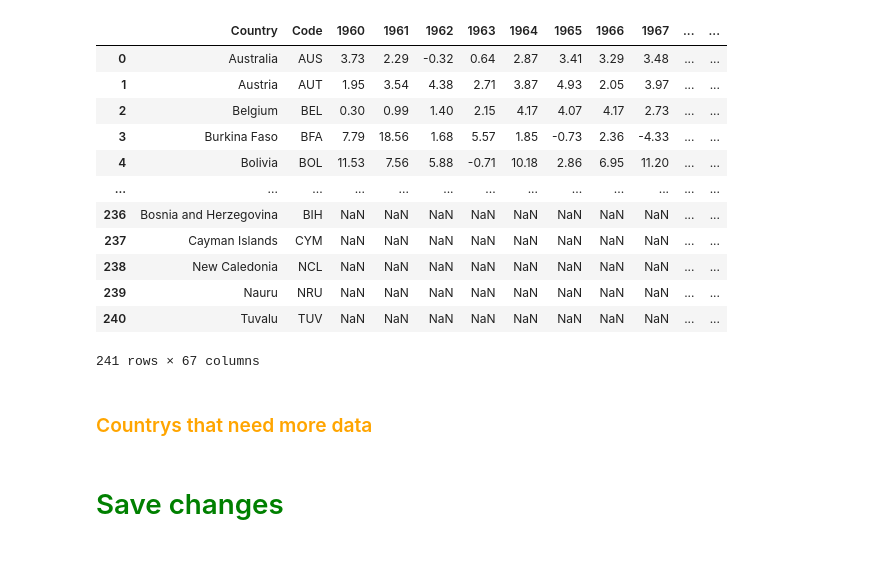
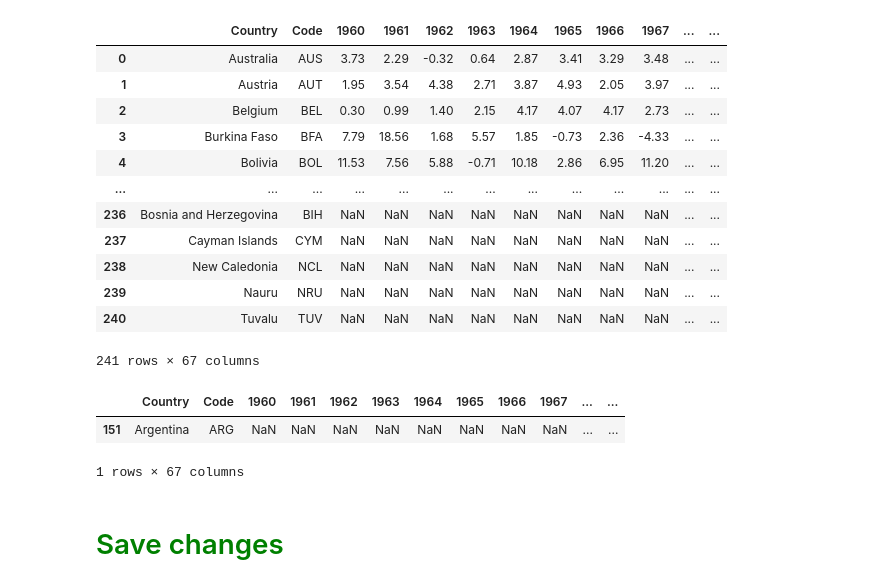
Before and after one commit to matublaq/DataBases, a Jupyter notebook: Inflation/none/CPIworld.ipynb, the cells around one changed output. Cells and saved outputs as stored; diff of their text form; code cells hidden in the pictures; blank space fills up the shorter version.

```diff
--- a/Inflation/CPIworld.ipynb
+++ b/Inflation/none/CPIworld.ipynb
@@ -412,5 +405,3 @@ Index: []
 | 239 | Nauru | NRU | NaN | NaN | NaN | NaN | NaN | NaN | NaN | NaN | ... | ... |
 | 240 | Tuvalu | TUV | NaN | NaN | NaN | NaN | NaN | NaN | NaN | NaN | ... | ... |
 241 rows × 67 columns
-# %% [markdown]
-### <font color="orange">Countrys that need more data</font>
@@ -419,3 +408,9 @@ CPIworld_extra = pd.DataFrame()
+# %%
+CPIworld[CPIworld["Country"] == "Argentina"]
+# %% [output]
+|  | Country | Code | 1960 | 1961 | 1962 | 1963 | 1964 | 1965 | 1966 | 1967 | ... | ... |
+| 151 | Argentina | ARG | NaN | NaN | NaN | NaN | NaN | NaN | NaN | NaN | ... | ... |
+1 rows × 67 columns
 # %% [markdown]
 # <font color="green">Save changes</font>
 # %%
```
Also changed, not shown: parts of 8 cells of this notebook, 6 other files.
